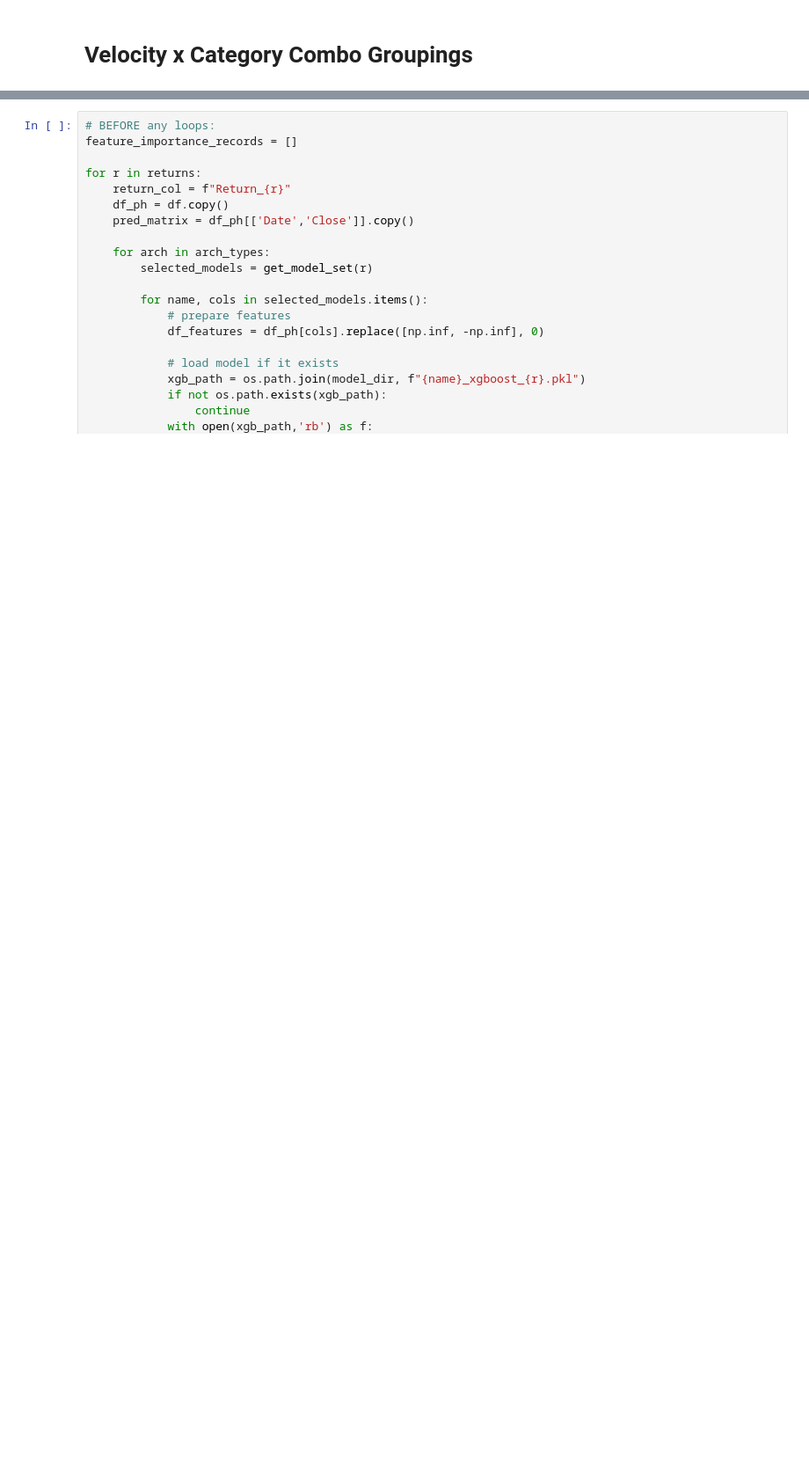
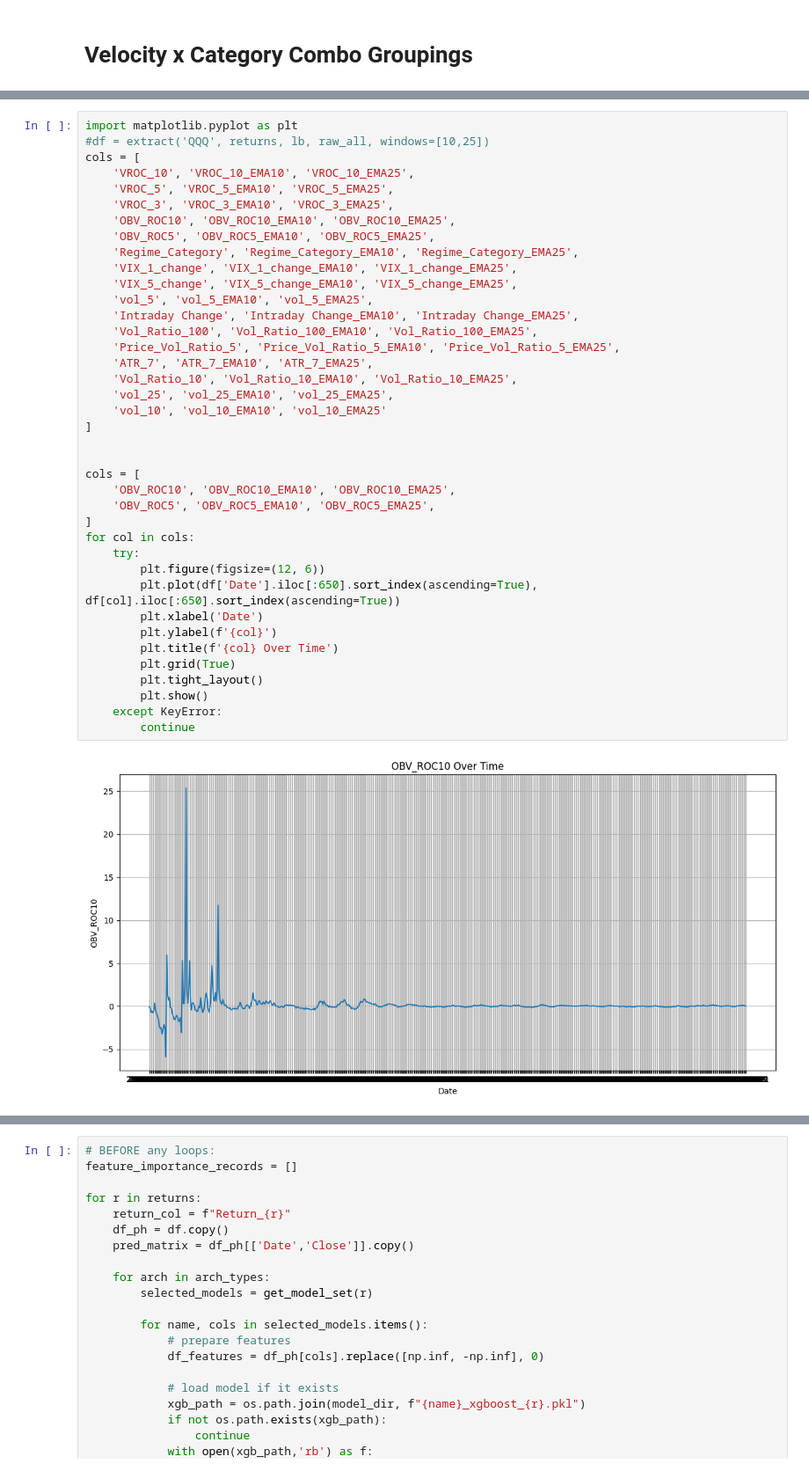
Before and after one commit to bchase17/Fracturion, a Jupyter notebook: Architecture_Submodel_Development/Arch.ipynb, the cells around one changed output, grey strips where cells are left out. Shown at 88% size. Saved outputs shown, nothing was run; the diff lists cells and outputs as text; blank space fills up the shorter version.

```diff
--- a/Architecture_Submodel_Development/Arch.ipynb
+++ b/Architecture_Submodel_Development/Arch.ipynb
@@ -445,0 +470,41 @@ os.chdir('/Users/brettchase/Documents/Fracturion/Feature_Set_Construction_Testin
+# %%
+import matplotlib.pyplot as plt
+#df = extract('QQQ', returns, lb, raw_all, windows=[10,25])
+cols = [
+    'VROC_10', 'VROC_10_EMA10', 'VROC_10_EMA25',
+    'VROC_5', 'VROC_5_EMA10', 'VROC_5_EMA25',
+    'VROC_3', 'VROC_3_EMA10', 'VROC_3_EMA25',
+    'OBV_ROC10', 'OBV_ROC10_EMA10', 'OBV_ROC10_EMA25',
+    'OBV_ROC5', 'OBV_ROC5_EMA10', 'OBV_ROC5_EMA25',
+    'Regime_Category', 'Regime_Category_EMA10', 'Regime_Category_EMA25',
+    'VIX_1_change', 'VIX_1_change_EMA10', 'VIX_1_change_EMA25',
+    'VIX_5_change', 'VIX_5_change_EMA10', 'VIX_5_change_EMA25',
+    'vol_5', 'vol_5_EMA10', 'vol_5_EMA25',
+    'Intraday Change', 'Intraday Change_EMA10', 'Intraday Change_EMA25',
+    'Vol_Ratio_100', 'Vol_Ratio_100_EMA10', 'Vol_Ratio_100_EMA25',
+    'Price_Vol_Ratio_5', 'Price_Vol_Ratio_5_EMA10', 'Price_Vol_Ratio_5_EMA25',
+    'ATR_7', 'ATR_7_EMA10', 'ATR_7_EMA25',
+    'Vol_Ratio_10', 'Vol_Ratio_10_EMA10', 'Vol_Ratio_10_EMA25',
+    'vol_25', 'vol_25_EMA10', 'vol_25_EMA25',
+    'vol_10', 'vol_10_EMA10', 'vol_10_EMA25'
+]
+
+
+cols = [
+    'OBV_ROC10', 'OBV_ROC10_EMA10', 'OBV_ROC10_EMA25',
+    'OBV_ROC5', 'OBV_ROC5_EMA10', 'OBV_ROC5_EMA25',
+]
+for col in cols:
+    try:
+        plt.figure(figsize=(12, 6))
+        plt.plot(df['Date'].iloc[:650].sort_index(ascending=True), df[col].iloc[:650].sort_index(ascending=True))
+        plt.xlabel('Date')
+        plt.ylabel(f'{col}')
+        plt.title(f'{col} Over Time')
+        plt.grid(True)
+        plt.tight_layout()
+        plt.show()
+    except KeyError:
+        continue
+# %% [output]
+[figure, added]
```
Also changed, not shown: parts of 11 cells of this notebook, 3 other files.
